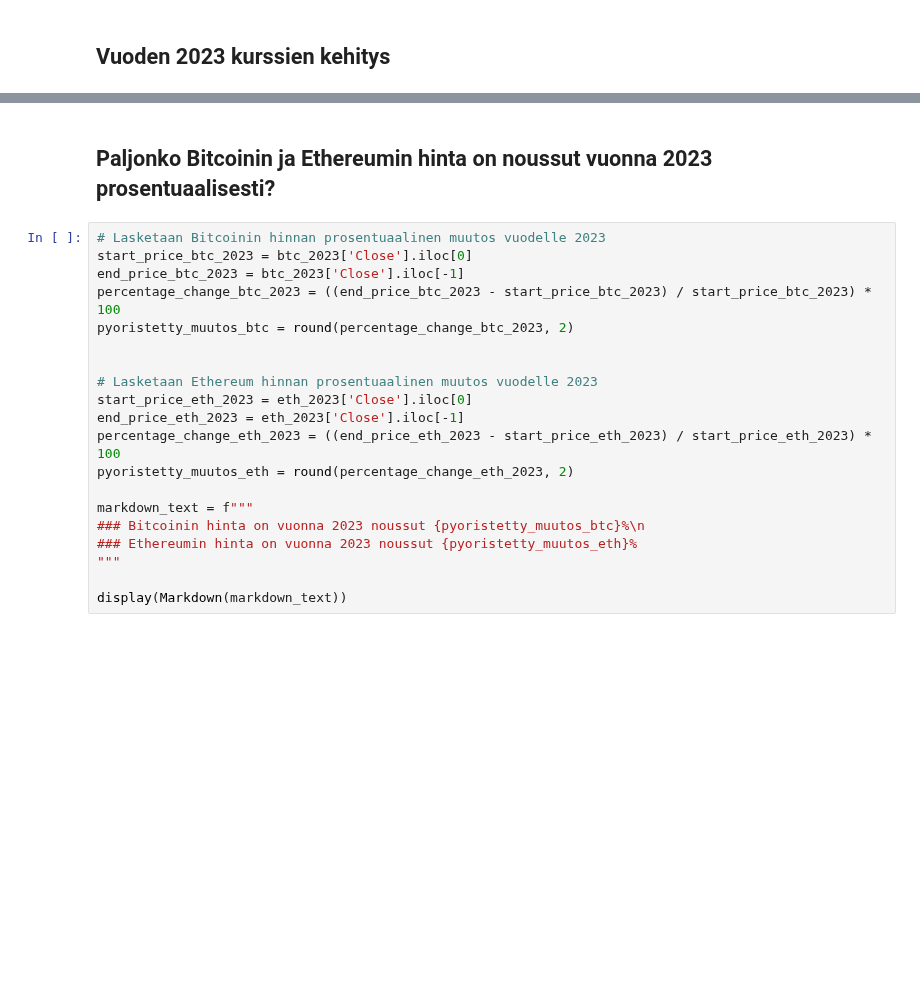
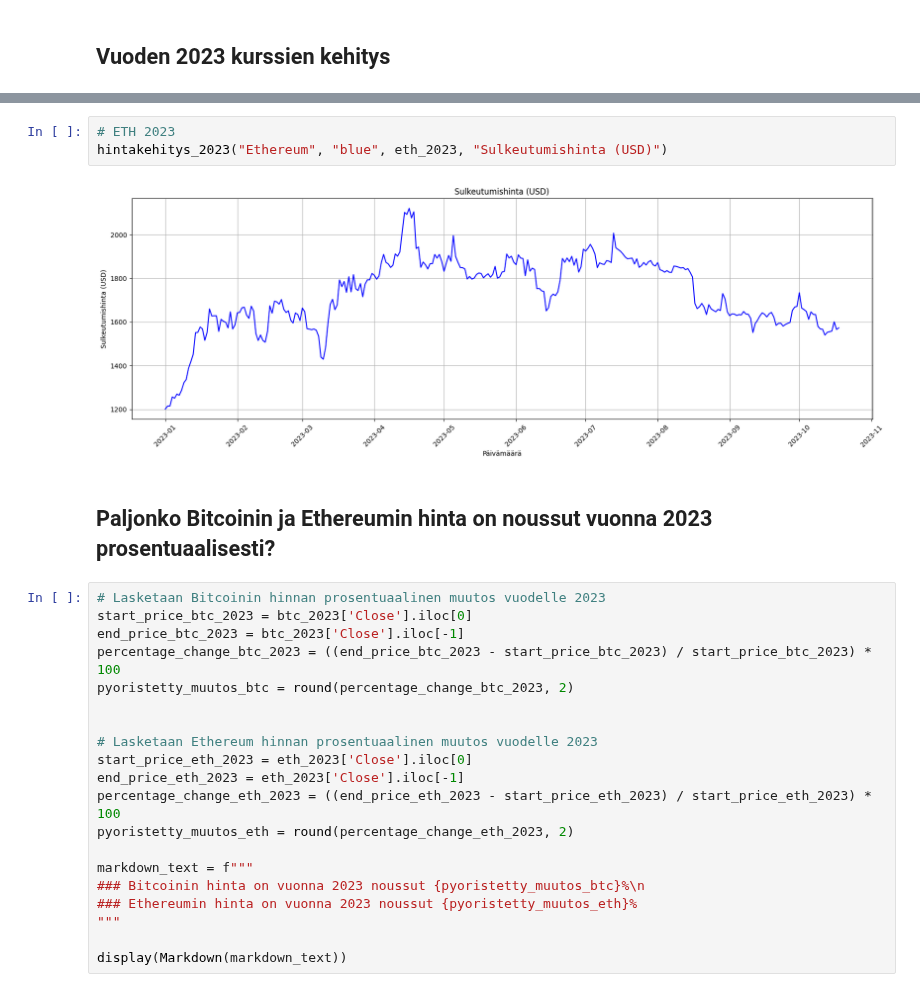
Before and after one commit to awonfs/analysoinnin_perusteet_2023, a Jupyter notebook: BitcoinProjectWork.ipynb, the cells around one changed output, grey strips where cells are left out. Cells and saved outputs as stored; diff of their text form; blank space fills up the shorter version.

```diff
--- a/BitcoinProjectWork.ipynb
+++ b/BitcoinProjectWork.ipynb
@@ -171,3 +154,8 @@ plt.show()
+# %%
+# ETH 2023
+hintakehitys_2023("Ethereum", "blue", eth_2023, "Sulkeutumishinta (USD)")
+# %% [output]
+[figure, added]
 # %% [markdown]
 ## Paljonko Bitcoinin ja Ethereumin hinta on noussut vuonna 2023 prosentuaalisesti?
 # %%
```
Also changed, not shown: parts of 10 cells of this notebook.
